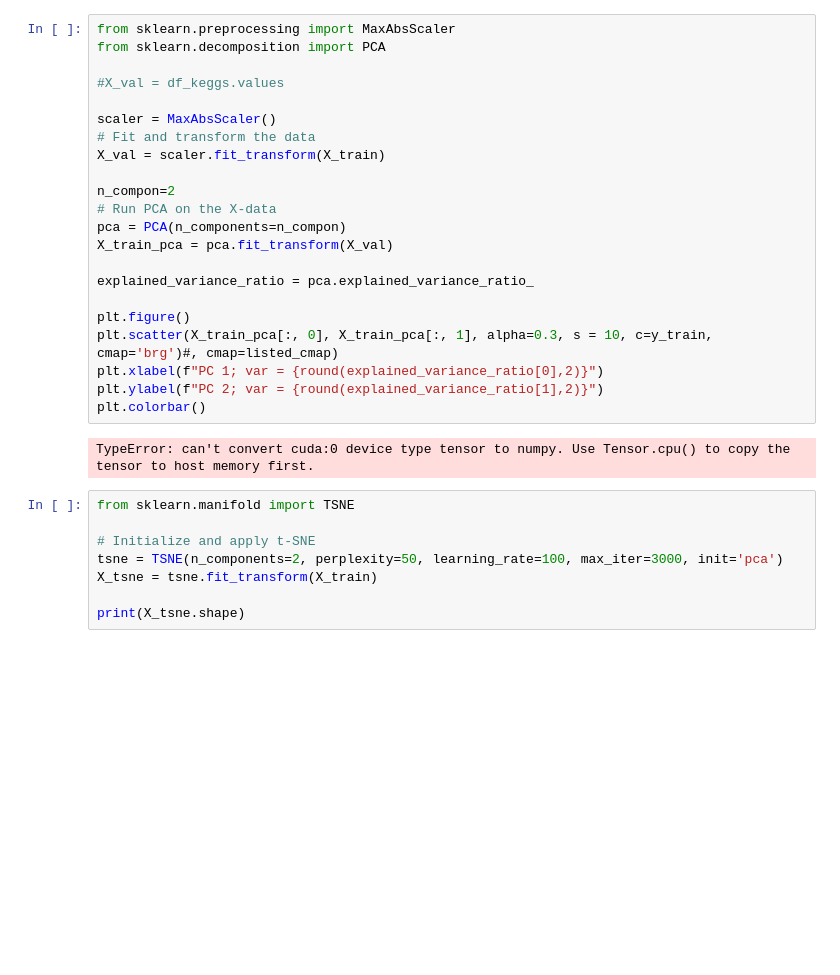
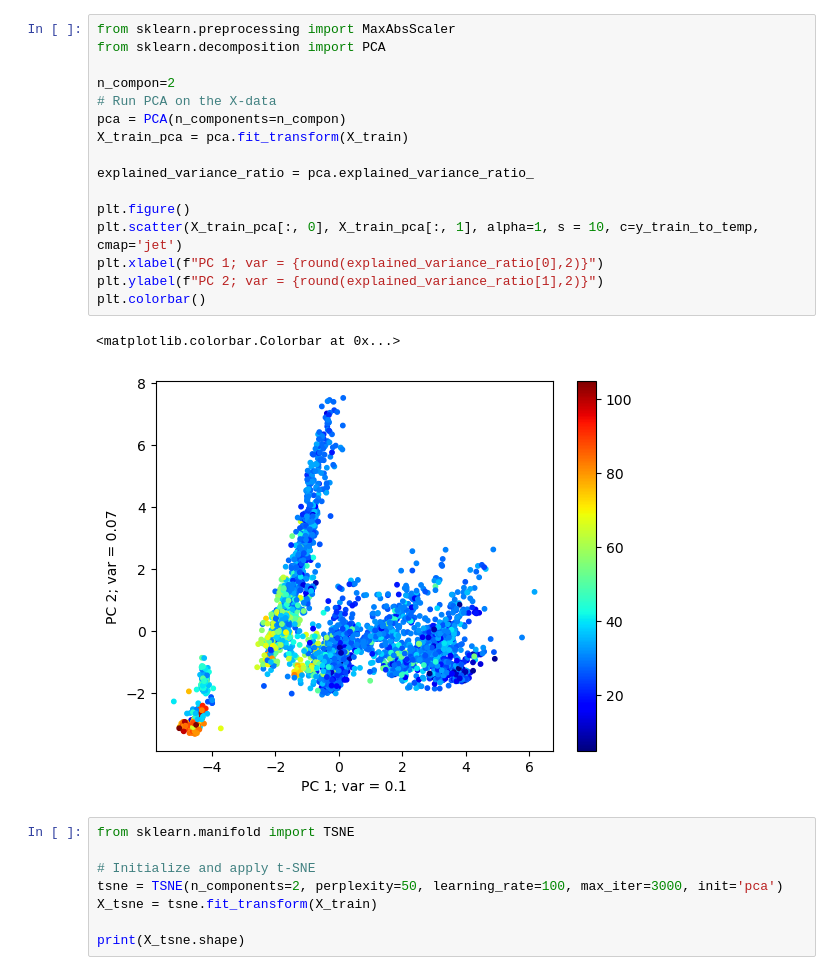
Before and after one commit to oist/gene-context, a Jupyter notebook: ogt_visual.ipynb, the cells around one changed output. Drawn from its saved outputs; the diff is of its cells as text; blank space fills up the shorter version.

```diff
--- a/ogt_visual.ipynb
+++ b/ogt_visual.ipynb
@@ -109,27 +136,22 @@ R²: 0.69
 # %%
 from sklearn.preprocessing import MaxAbsScaler
 from sklearn.decomposition import PCA
 
-#X_val = df_keggs.values
-
-scaler = MaxAbsScaler()
-# Fit and transform the data
-X_val = scaler.fit_transform(X_train)
-
 n_compon=2
 # Run PCA on the X-data
 pca = PCA(n_components=n_compon)
-X_train_pca = pca.fit_transform(X_val)
+X_train_pca = pca.fit_transform(X_train)
 
 explained_variance_ratio = pca.explained_variance_ratio_
 
 plt.figure()
-plt.scatter(X_train_pca[:, 0], X_train_pca[:, 1], alpha=0.3, s = 10, c=y_train, cmap='brg')#, cmap=listed_cmap)
+plt.scatter(X_train_pca[:, 0], X_train_pca[:, 1], alpha=1, s = 10, c=y_train_to_temp, cmap='jet')
 plt.xlabel(f"PC 1; var = {round(explained_variance_ratio[0],2)}")
 plt.ylabel(f"PC 2; var = {round(explained_variance_ratio[1],2)}")
 plt.colorbar()
 # %% [output]
-TypeError: can't convert cuda:0 device type tensor to numpy. Use Tensor.cpu() to copy the tensor to host memory first.
+<matplotlib.colorbar.Colorbar at 0x...>
+[figure, added]
 # %%
 from sklearn.manifold import TSNE
 
```
Also changed, not shown: parts of 9 cells of this notebook, 5 other files.
